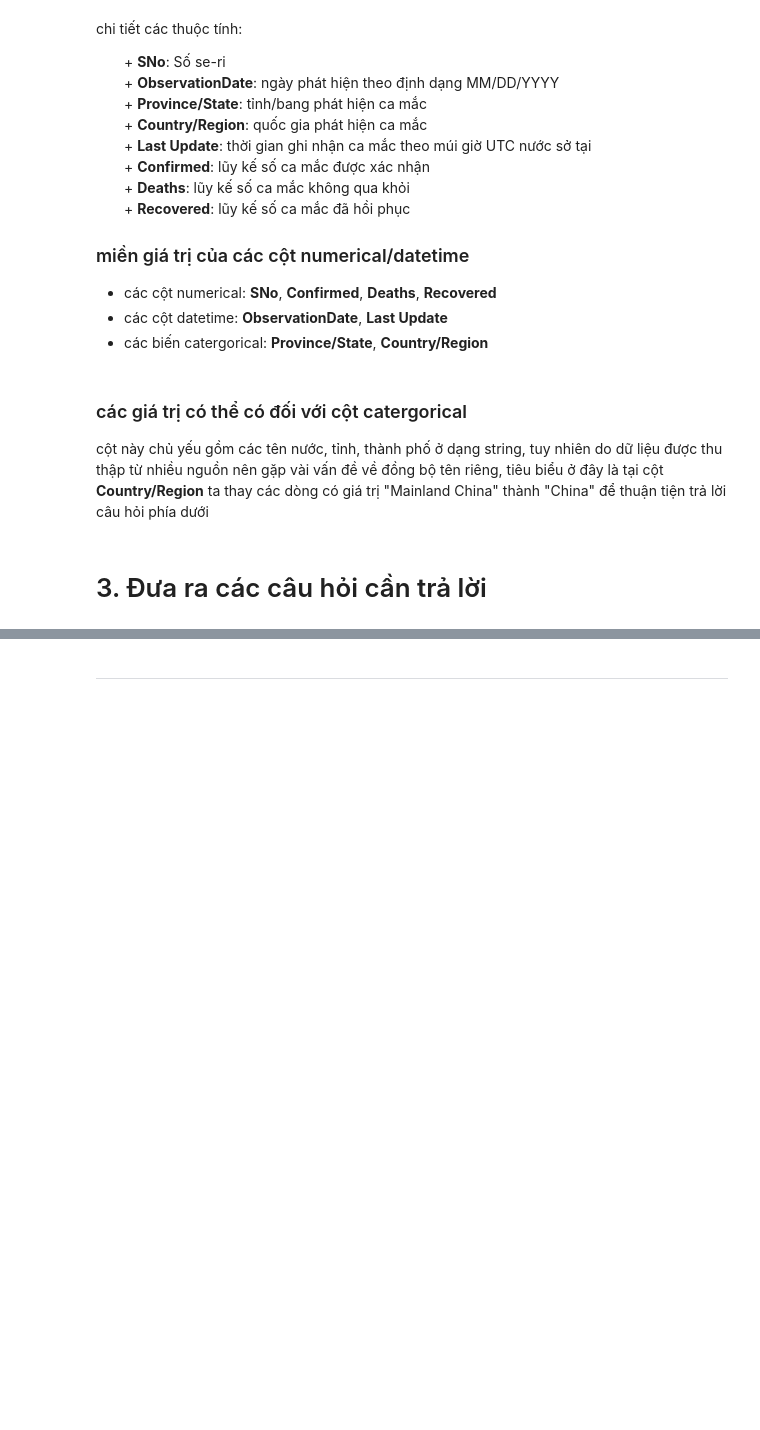
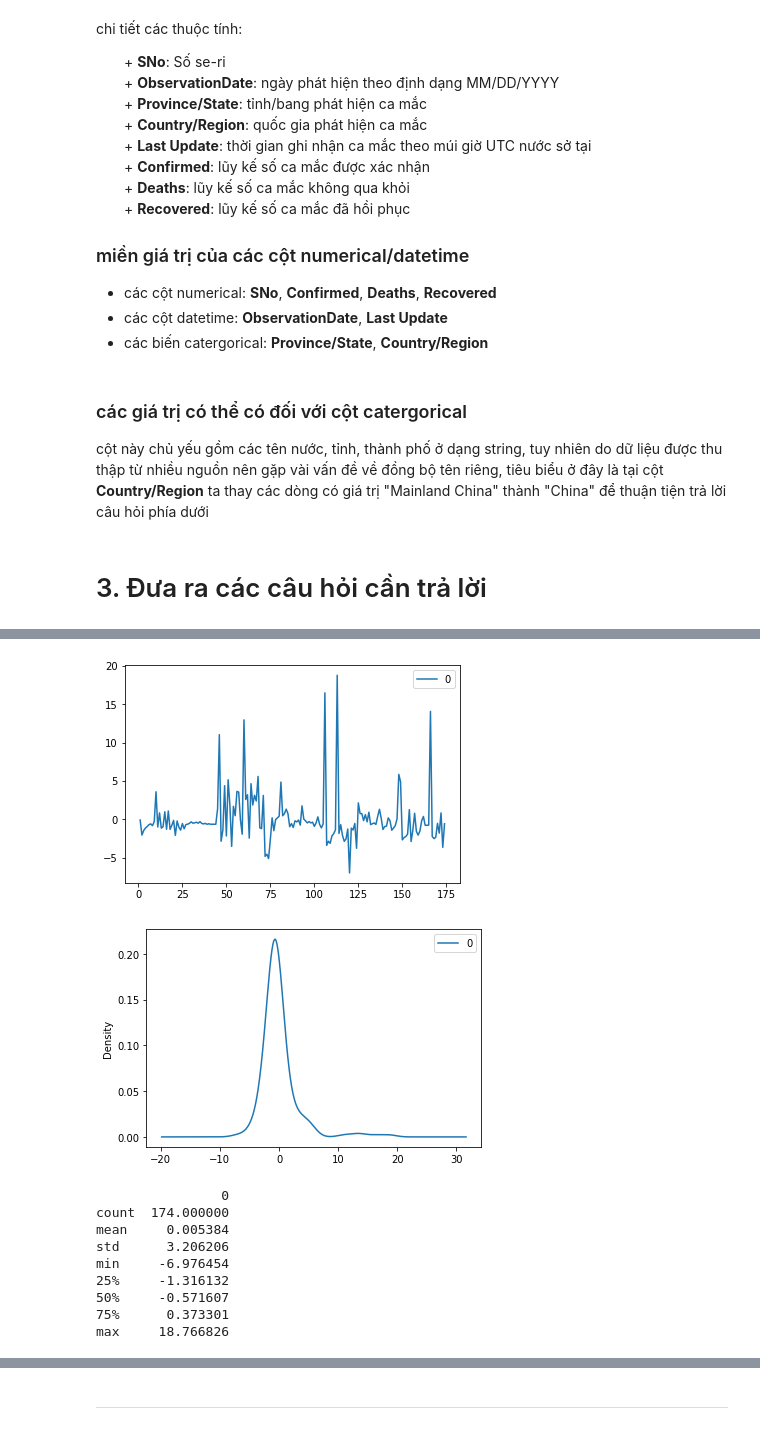
Before and after one commit to vonhatthinh/Final_Project_LTKHDL, a Jupyter notebook: 1712796-VoNhatThinh.ipynb, the cells around one changed output, grey strips where cells are left out. Cells and saved outputs as stored; diff of their text form; code cells hidden in the pictures; blank space fills up the shorter version.

```diff
--- a/1712796-VoNhatThinh.ipynb
+++ b/1712796-VoNhatThinh.ipynb
@@ -319,0 +470,22 @@ Trình tự phân tích
+# %%
+model = ARIMA(data, order=(20,1,0))
+model_fit = model.fit(disp=0)
+# %%
+residuals = pd.DataFrame(model_fit.resid)
+residuals.plot()
+pyplot.show()
+residuals.plot(kind='kde')
+pyplot.show()
+print(residuals.describe())
+# %% [output]
+[figure, added]
+[figure, added]
+                0
+count  174.000000
+mean     0.005384
+std      3.206206
+min     -6.976454
+25%     -1.316132
+50%     -0.571607
+75%      0.373301
+max     18.766826
```
Also changed, not shown: parts of 42 cells of this notebook.
